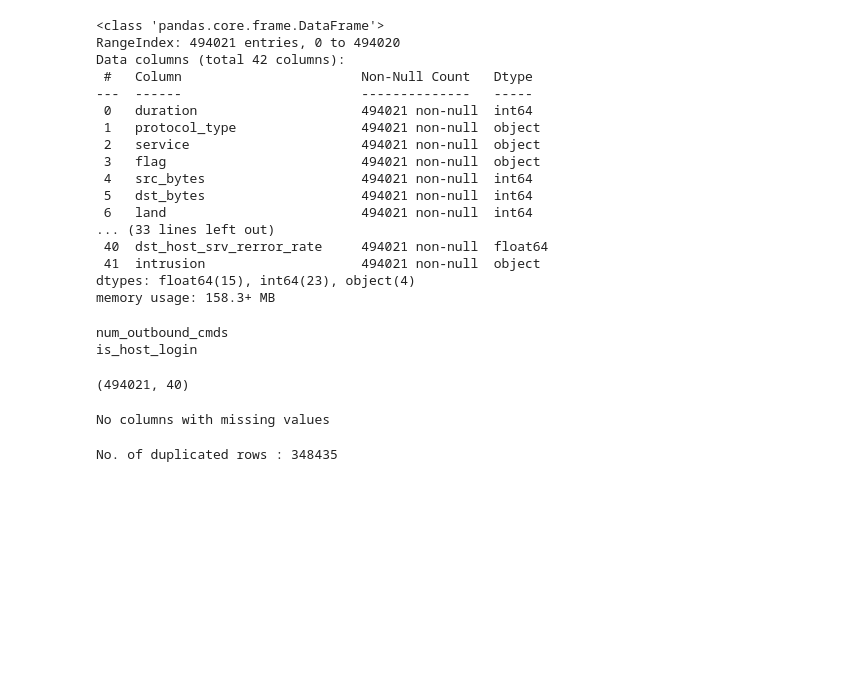
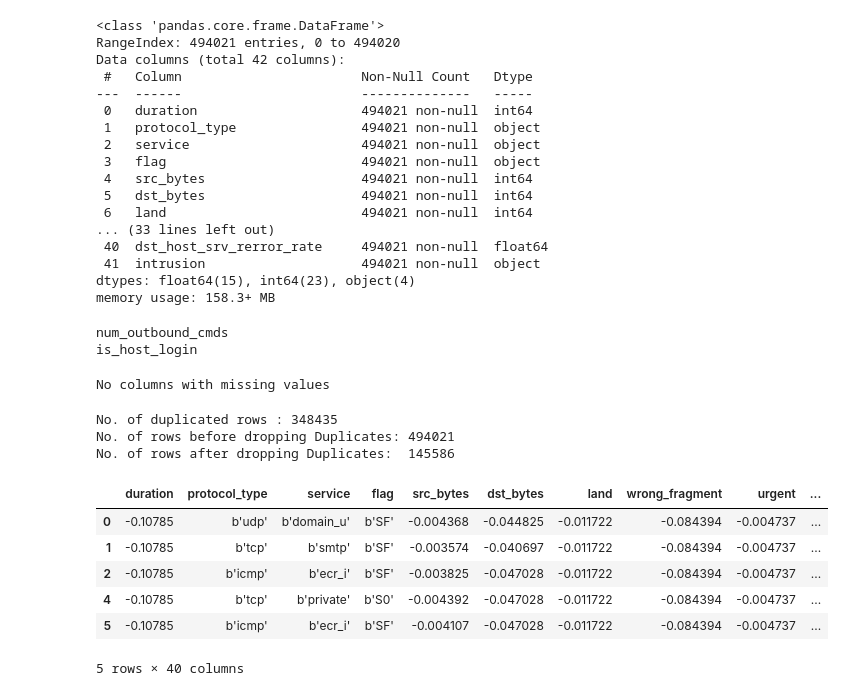
Before and after one commit to renovat10/ICTK-ML-AI-NORKA2022_Oct, a Jupyter notebook: intrusion-detection-case-study.ipynb, the cells around one changed output. Cells and saved outputs as stored; diff of their text form; code cells hidden in the pictures; blank space fills up the shorter version.

Commit message:
Kaggle Notebook | Intrusion_Detection_Case_Study | Version 5

```diff
--- a/intrusion-detection-case-study.ipynb
+++ b/intrusion-detection-case-study.ipynb
@@ -78,14 +74,9 @@ is_host_login
 # %%
 #Since columns num_outbound_cmds and is_host_login have only one value,dropping them
 tcp.drop(['num_outbound_cmds','is_host_login'], axis = 1, inplace = True)
-# %%
-columns = tcp.columns
-tcp.shape
-# %% [output]
-(494021, 40)
 # %%
 #Check for nullvalues i.e., missing data
-cols_with_nulls = [i for i in columns if tcp[i].isna().sum()>0]
+cols_with_nulls = [i for i in tcp.columns if tcp[i].isna().sum()>0]
 if cols_with_nulls == []:
     print("No columns with missing values")
 else:
@@ -96,6 +87,25 @@ No columns with missing values
 # %%
 #Checking for duplicate values
 print(f'No. of duplicated rows : {tcp.duplicated().sum()}')
+print(f'No. of rows before dropping Duplicates:\t{tcp.shape[0]}')
 tcp.drop_duplicates(inplace=True)
+print(f'No. of rows after dropping Duplicates:\t{tcp.shape[0]}')
 # %% [output]
 No. of duplicated rows : 348435
+No. of rows before dropping Duplicates: 494021
+No. of rows after dropping Duplicates:  145586
+# %%
+#Scaling Numerical features
+from sklearn.preprocessing import StandardScaler
+sc = StandardScaler()
+num_cols = [i for i in X.columns if i not in ['protocol_type', 'service', 'flag', 'intrusion']]
+tcp.loc[:,num_cols] = sc.fit_transform(tcp[num_cols])
+tcp.head()
+# %% [output]
+|  | duration | protocol_type | service | flag | src_bytes | dst_bytes | land | wrong_fragment | urgent | ... |
+| 0 | -0.10785 | b'udp' | b'domain_u' | b'SF' | -0.004368 | -0.044825 | -0.011722 | -0.084394 | -0.004737 | ... |
+| 1 | -0.10785 | b'tcp' | b'smtp' | b'SF' | -0.003574 | -0.040697 | -0.011722 | -0.084394 | -0.004737 | ... |
+| 2 | -0.10785 | b'icmp' | b'ecr_i' | b'SF' | -0.003825 | -0.047028 | -0.011722 | -0.084394 | -0.004737 | ... |
+| 4 | -0.10785 | b'tcp' | b'private' | b'S0' | -0.004392 | -0.047028 | -0.011722 | -0.084394 | -0.004737 | ... |
+| 5 | -0.10785 | b'icmp' | b'ecr_i' | b'SF' | -0.004107 | -0.047028 | -0.011722 | -0.084394 | -0.004737 | ... |
+5 rows × 40 columns
```
Also changed, not shown: parts of 18 cells of this notebook.
